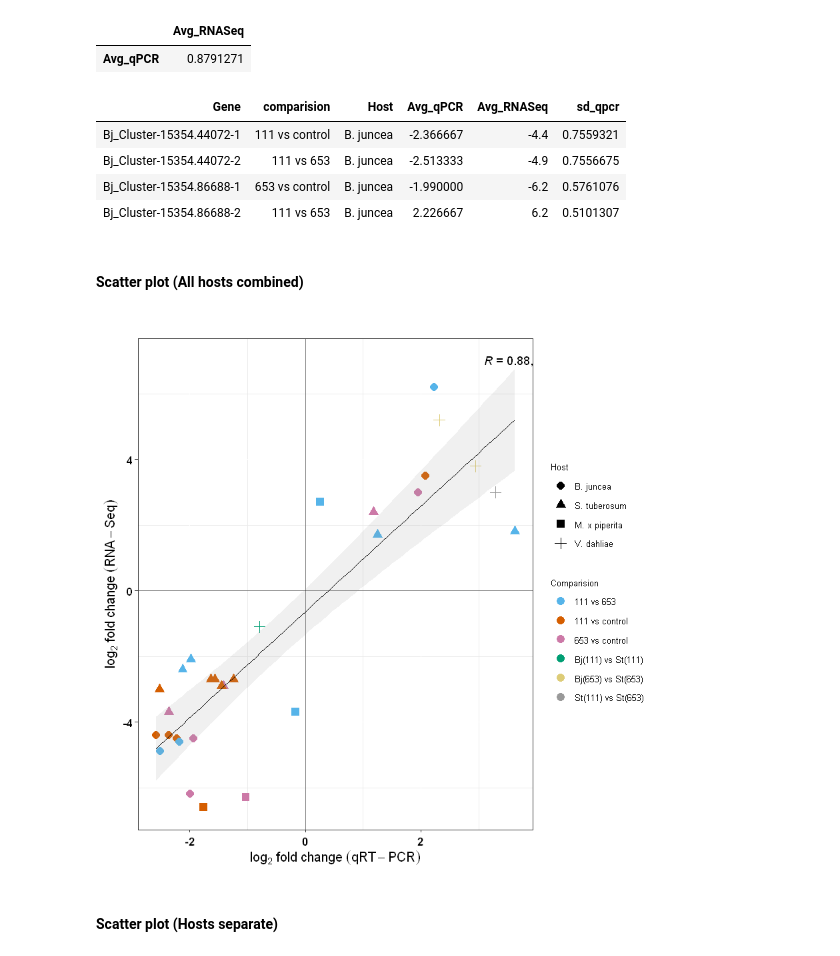
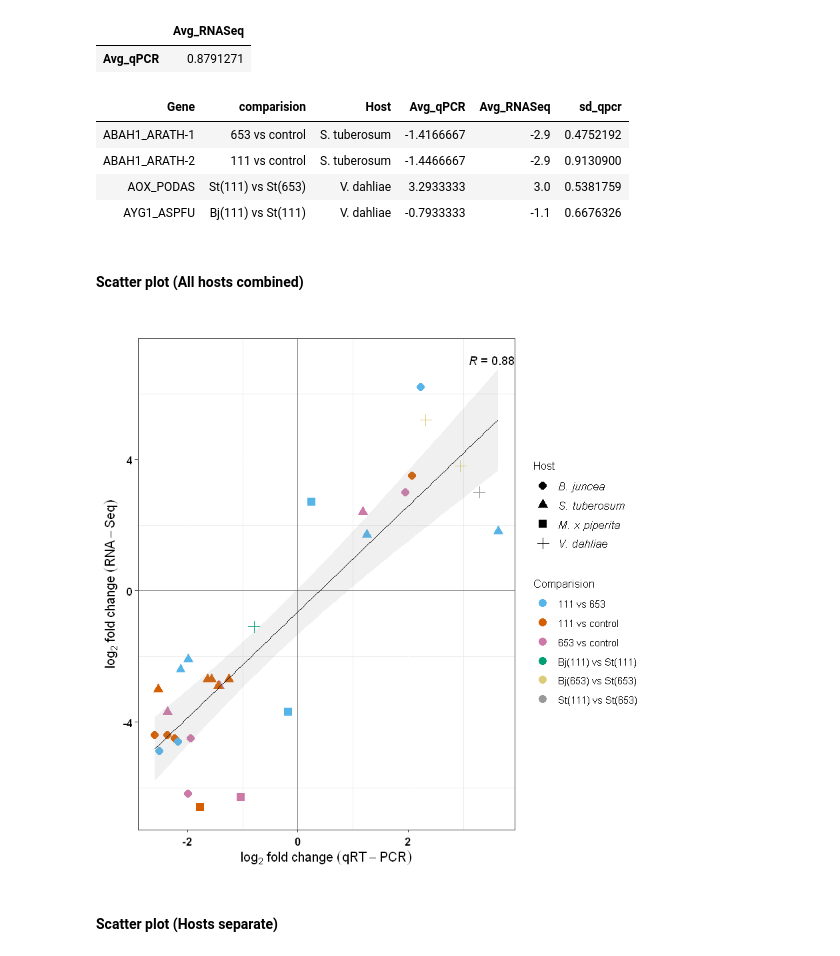
Before and after one commit to gcsudha/RNA-seq, a Jupyter notebook: Validation project/Data and Script/TranscriptomicsValidation.ipynb, the cells around one changed output. Drawn from its saved outputs; the diff is of its cells as text; code cells hidden in the pictures.

Commit message:
changed boxplot/scatterplot in manuscript

```diff
--- a/Validation project/Data and Script/TranscriptomicsValidation.ipynb
+++ b/Validation project/Data and Script/TranscriptomicsValidation.ipynb
@@ -135,0 +143,5 @@ df<- df[!is.na(df$qPCR),]#subset data excluding NAs
+# %%
+df$Gene <- gsub('St_', '', df$Gene)
+df$Gene <- gsub('Bj_', '', df$Gene)
+df$Gene <- gsub('Vd_', '', df$Gene)
+df$Gene <- gsub('Mp_', '', df$Gene)
@@ -193,35 +227,34 @@ cor(x=df_summary[,4], y=df_summary[,5])#correlation coefficient
 head(df_summary,4)
 # %% [output]
 | Gene | comparision | Host | Avg_qPCR | Avg_RNASeq | sd_qpcr |
-| Bj_Cluster-15354.44072-1 | 111 vs control | B. juncea | -2.366667 | -4.4 | 0.7559321 |
-| Bj_Cluster-15354.44072-2 | 111 vs 653 | B. juncea | -2.513333 | -4.9 | 0.7556675 |
-| Bj_Cluster-15354.86688-1 | 653 vs control | B. juncea | -1.990000 | -6.2 | 0.5761076 |
-| Bj_Cluster-15354.86688-2 | 111 vs 653 | B. juncea | 2.226667 | 6.2 | 0.5101307 |
+| ABAH1_ARATH-1 | 653 vs control | S. tuberosum | -1.4166667 | -2.9 | 0.4752192 |
+| ABAH1_ARATH-2 | 111 vs control | S. tuberosum | -1.4466667 | -2.9 | 0.9130900 |
+| AOX_PODAS | St(111) vs St(653) | V. dahliae | 3.2933333 | 3.0 | 0.5381759 |
+| AYG1_ASPFU | Bj(111) vs St(111) | V. dahliae | -0.7933333 | -1.1 | 0.6676326 |
 # %% [markdown]
 #### Scatter plot (All hosts combined)
 # %%
 #tiff('scatterplot.tiff',width=7,height=5,units='in',res=300)
 scatterplot<-ggplot(df_summary, aes(x = Avg_qPCR, y = Avg_RNASeq))+
           geom_point( aes(colour= comparision, shape = Host),size = 3,  alpha =1)+
           stat_cor(method = "pearson", label.x =3.1, label.y = 7)+
           geom_vline(xintercept = 0, alpha = 0.5)+
           geom_hline(yintercept = 0, alpha = 0.5)+
           geom_smooth(method = 'lm', se = T, alpha =0.15, size = 0.4, color = 'black')+
           scale_colour_manual(values = c("#56B4E9","#D55E00","#CC79A7","#009E73","#DDCC77","#999999"))+
           labs(title ='', x =expression(log[2]~fold ~change~(qRT-PCR)) , y = expression(log[2]~fold ~change~(RNA-Seq)))+
           theme_bw()+theme(panel.grid.major=element_line(colour="white"))+
           theme(axis.title.x= element_text(size =12, color ='black', face ='bold'),
               axis.title.y = element_text(size =12, color ='black', angle = 90,, face ='bold'),
               axis.text.x = element_text(vjust =0.5, size =10,angle =1,color = 'black', face='bold'),
               axis.text.y = element_text(size =10, color = 'black', face ='bold'),
-              legend.text = element_text(size =8),
-              legend.title = element_text(size =8))+
-              guides(color = guide_legend('Comparision'), shape = guide_legend('Host'))
+              legend.title = element_text(size =10))+labs(shape = "Host", color = "Comparision")+
+              scale_shape_discrete(guide =guide_legend(label.theme = element_text(size = 10, face = "italic")))#chage Host labels to italics
 
 scatterplot
 #dev.off()
 # %% [output]
-[figure, old version]
+[figure, new version]
 # %% [markdown]
 #### Scatter plot (Hosts separate)
 # %%
```
Also changed, not shown: parts of 22 cells of this notebook, 6 other files.
